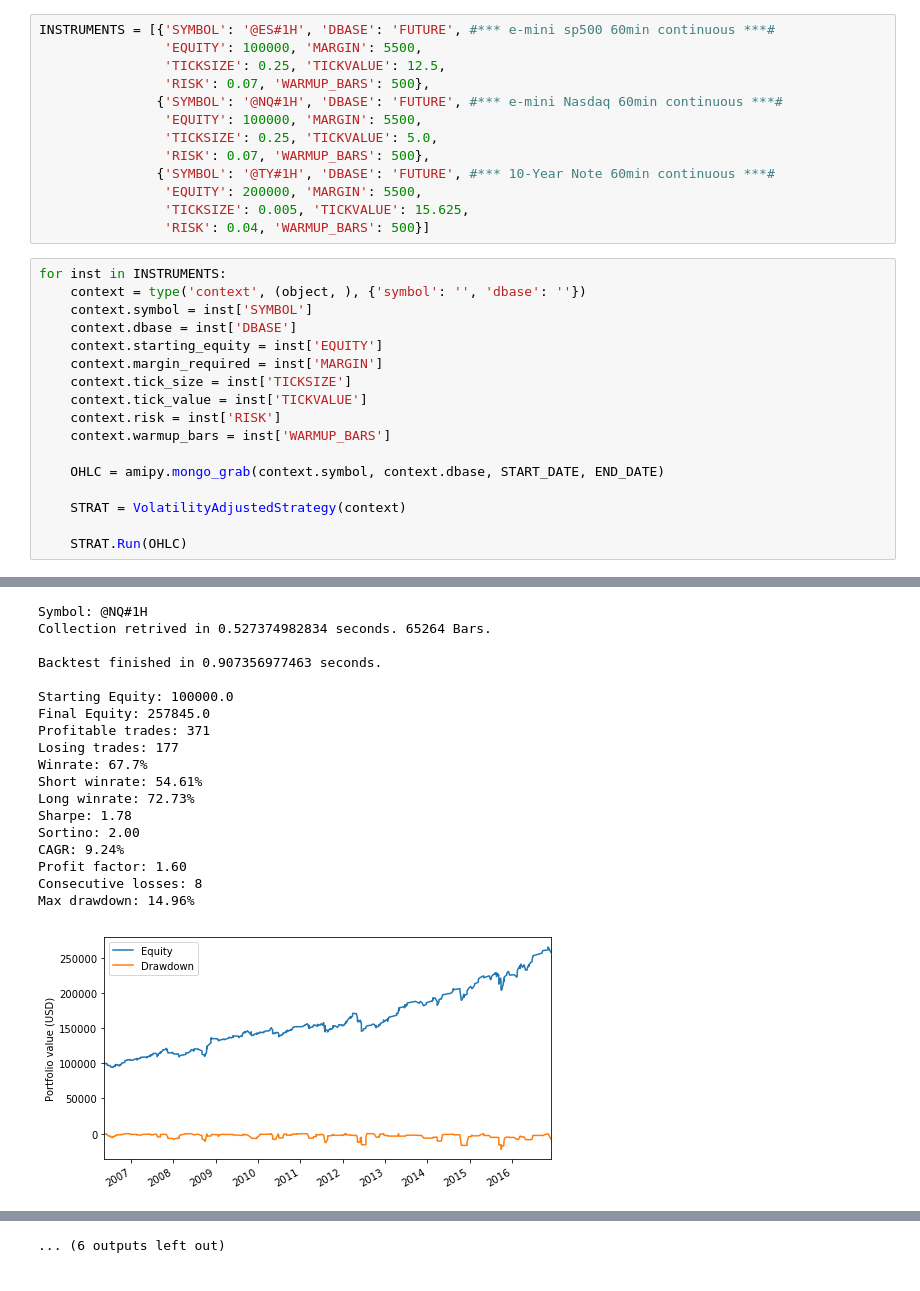
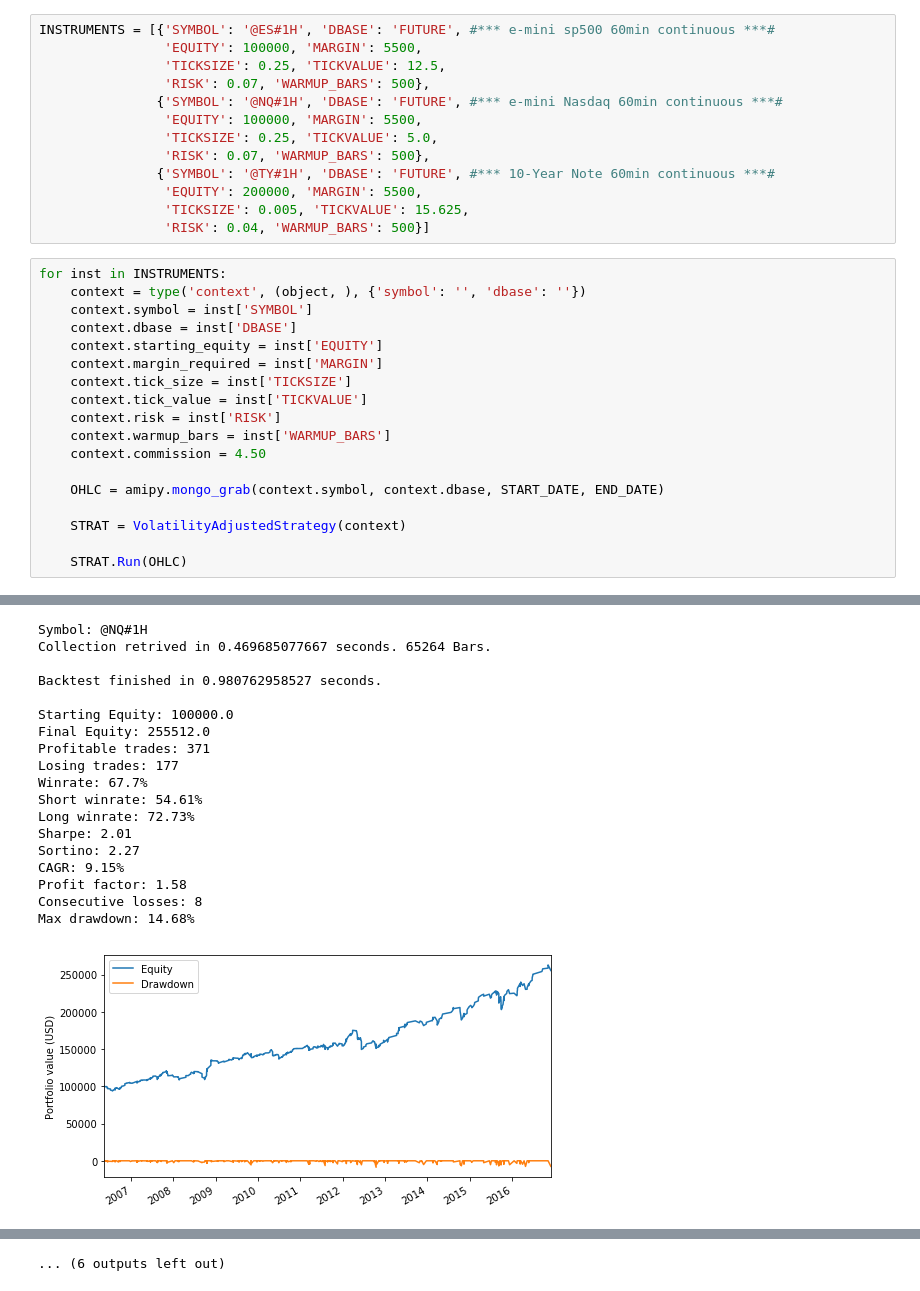
Before and after one commit to Quantmatic/amipy, a Jupyter notebook: examples/strategy_wyckoff_varadi.ipynb, the cells around one changed output, grey strips where cells are left out. Cells and saved outputs as stored; diff of their text form.

```diff
--- a/examples/strategy_wyckoff_varadi.ipynb
+++ b/examples/strategy_wyckoff_varadi.ipynb
@@ -36,6 +39,7 @@ for inst in INSTRUMENTS:
     context.tick_value = inst['TICKVALUE']
     context.risk = inst['RISK']
     context.warmup_bars = inst['WARMUP_BARS']
+    context.commission = 4.50
 
     OHLC = amipy.mongo_grab(context.symbol, context.dbase, START_DATE, END_DATE)
 
@@ -85,20 +89,20 @@ mtd    3m      6m      ytd     1y      3y      5y      10y     incep.
 Symbol: @NQ#1H
-Collection retrived in 0.527374982834 seconds. 65264 Bars.
+Collection retrived in 0.469685077667 seconds. 65264 Bars.
 
-Backtest finished in 0.907356977463 seconds.
+Backtest finished in 0.980762958527 seconds.
 
 Starting Equity: 100000.0
-Final Equity: 257845.0
+Final Equity: 255512.0
 Profitable trades: 371
 Losing trades: 177
 Winrate: 67.7%
 Short winrate: 54.61%
 Long winrate: 72.73%
-Sharpe: 1.78
-Sortino: 2.00
-CAGR: 9.24%
-Profit factor: 1.60
+Sharpe: 2.01
+Sortino: 2.27
+CAGR: 9.15%
+Profit factor: 1.58
 Consecutive losses: 8
-Max drawdown: 14.96%
+Max drawdown: 14.68%
-[figure, old version]
+[figure, new version]
 Stats for equity from 2006-05-16 00:00:00 - 2016-12-01 00:00:00
```
Also changed, not shown: parts of 5 cells of this notebook.
